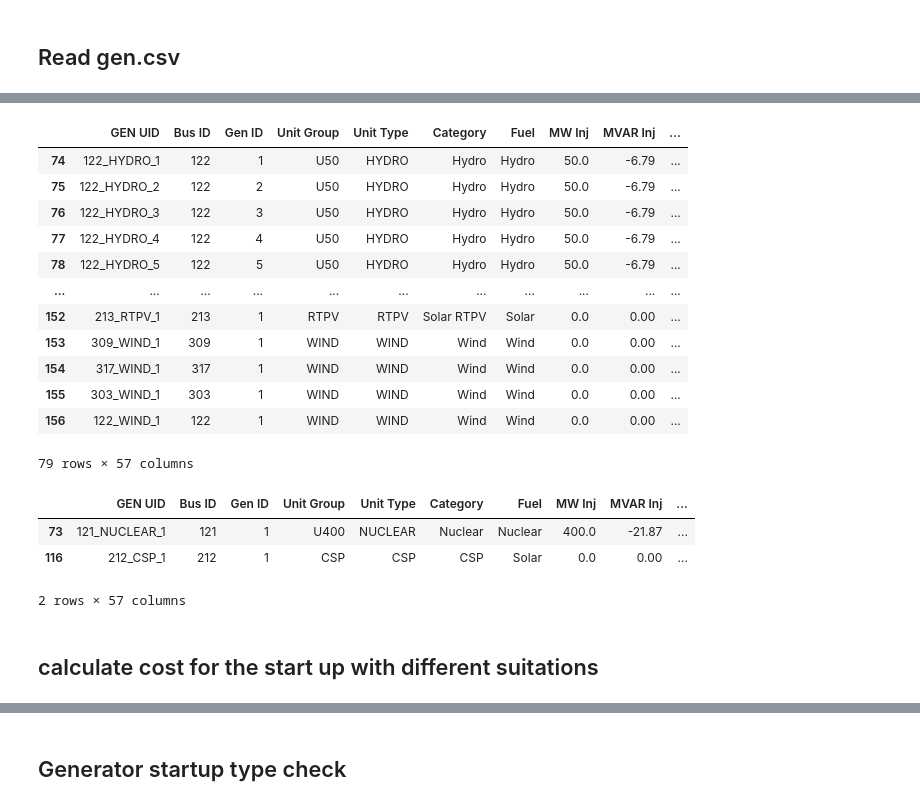
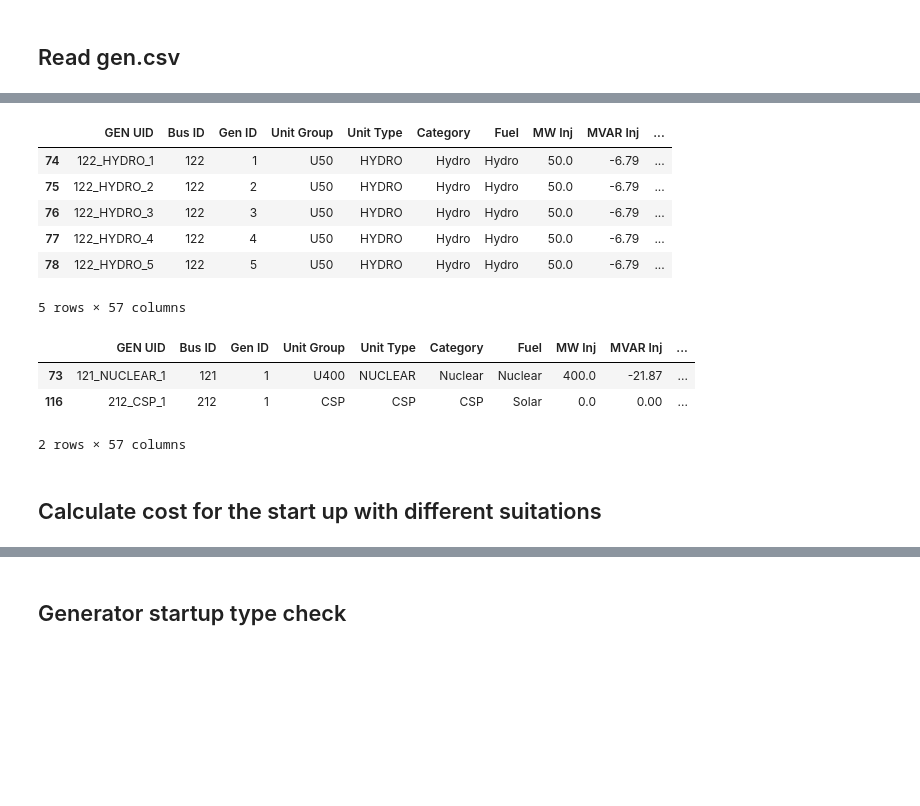
Before and after one commit to Xinhe-Chen/RTS-GMLC-PT, a Jupyter notebook: Notebook/Test_utils.ipynb, the cells around one changed output, grey strips where cells are left out. Drawn from its saved outputs; the diff is of its cells as text; code cells hidden in the pictures; blank space fills up the shorter version.

```diff
--- a/Notebook/Test_utils.ipynb
+++ b/Notebook/Test_utils.ipynb
@@ -60,19 +55,13 @@ df_fossil
 # %%
-df_renew
+df_renew.head()
 # %% [output]
 |  | GEN UID | Bus ID | Gen ID | Unit Group | Unit Type | Category | Fuel | MW Inj | MVAR Inj | ... |
 | 74 | 122_HYDRO_1 | 122 | 1 | U50 | HYDRO | Hydro | Hydro | 50.0 | -6.79 | ... |
 | 75 | 122_HYDRO_2 | 122 | 2 | U50 | HYDRO | Hydro | Hydro | 50.0 | -6.79 | ... |
 | 76 | 122_HYDRO_3 | 122 | 3 | U50 | HYDRO | Hydro | Hydro | 50.0 | -6.79 | ... |
 | 77 | 122_HYDRO_4 | 122 | 4 | U50 | HYDRO | Hydro | Hydro | 50.0 | -6.79 | ... |
 | 78 | 122_HYDRO_5 | 122 | 5 | U50 | HYDRO | Hydro | Hydro | 50.0 | -6.79 | ... |
-| ... | ... | ... | ... | ... | ... | ... | ... | ... | ... | ... |
-| 152 | 213_RTPV_1 | 213 | 1 | RTPV | RTPV | Solar RTPV | Solar | 0.0 | 0.00 | ... |
-| 153 | 309_WIND_1 | 309 | 1 | WIND | WIND | Wind | Wind | 0.0 | 0.00 | ... |
-| 154 | 317_WIND_1 | 317 | 1 | WIND | WIND | Wind | Wind | 0.0 | 0.00 | ... |
-| 155 | 303_WIND_1 | 303 | 1 | WIND | WIND | Wind | Wind | 0.0 | 0.00 | ... |
-| 156 | 122_WIND_1 | 122 | 1 | WIND | WIND | Wind | Wind | 0.0 | 0.00 | ... |
-79 rows × 57 columns
+5 rows × 57 columns
 # %%
 df_special
 # %% [output]
@@ -81,7 +70,7 @@ df_special
 | 116 | 212_CSP_1 | 212 | 1 | CSP | CSP | CSP | Solar | 0.0 | 0.00 | ... |
 2 rows × 57 columns
 # %% [markdown]
-## calculate cost for the start up with different suitations
+## Calculate cost for the start up with different suitations
 # %%
 for idx, row in df_fossil.iterrows():
     fuel_price = row['Fuel Price $/MMBTU']
```
Also changed, not shown: parts of 19 cells of this notebook, 5 other files.
